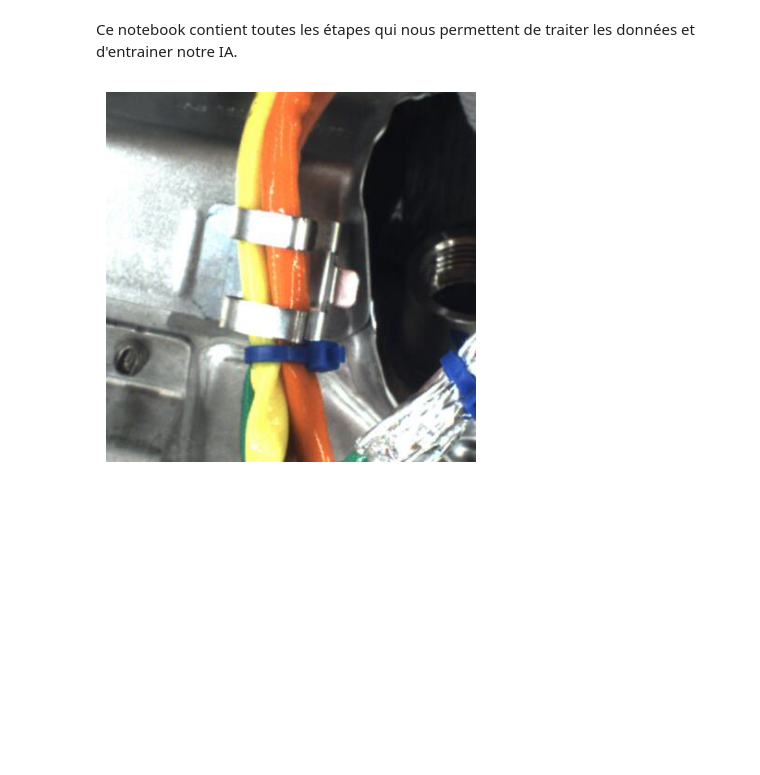
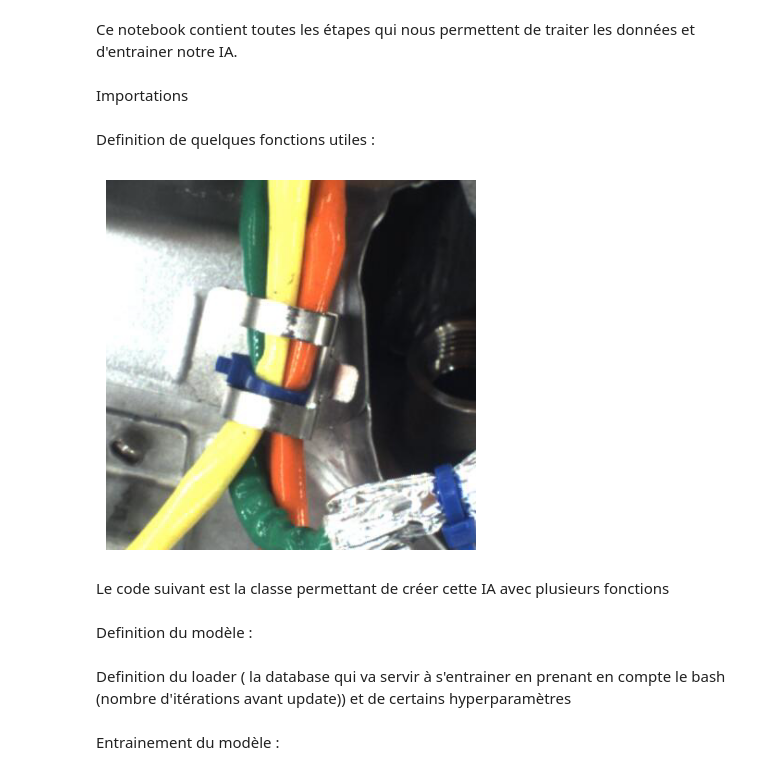
Before and after one commit to Rulienn/Detection-d-anomalie, a Jupyter notebook: JulienNoteBook.ipynb, the cells around one changed output. Drawn from its saved outputs; the diff is of its cells as text; code cells hidden in the pictures; blank space fills up the shorter version.

```diff
--- a/JulienNoteBook.ipynb
+++ b/JulienNoteBook.ipynb
@@ -1,5 +1,7 @@
 # %% [markdown]
 Ce notebook contient toutes les étapes qui nous permettent de traiter les données et d'entrainer notre IA.
+# %% [markdown]
+Importations
 # %%
 import os
 import numpy as np
@@ -8,3 +16,5 @@ import matplotlib.pyplot as plt
+# %% [markdown]
+Definition de quelques fonctions utiles :
 # %%
 def load_images_from_folder(folder_path, target_size=None):
     images = []
@@ -26,23 +36,26 @@ def normalize(images):
     images = images.reshape(s[0],s[1]*s[2]*s[3])
     return images
 
-def denormalize(images,i): # i correspond au numéro de l'image qu'on veut afficher (dans l'odre ou elles ont été loadées)
-    img = images[i,:]
+def denormalize(img):
     img = img.reshape(400,400,3)
     return img
 
-def plotimage(images,i):
-    img = denormalize(images,i)
+def plotimage(img):
+    img = denormalize(img)
     plt.imshow(img)
     plt.axis('off')  # Masquer les axes
     plt.show()
 # %%
-folder_path = '/home/jgayraud/Documents/MIC3/BE/engine_wiring/test/blue_hoop'
+folder_path = '/home/jgayraud/Documents/MIC3/BE/engine_wiring/train/good'
 target_size = (400, 400)
 images, filenames = load_images_from_folder(folder_path, target_size)
 
 images = normalize(images)
 
-plotimage(images,3)
+plotimage(images[3,:])
 # %% [output]
-[figure, old version]
+[figure, new version]
+# %% [markdown]
+Le code suivant est la classe permettant de créer cette IA avec  plusieurs fonctions
+# %% [markdown]
+Definition du modèle :
@@ -48,0 +96,2 @@ plotimage(images,3)
+# %% [markdown]
+Definition du loader ( la database qui va servir à s'entrainer en prenant en compte le bash (nombre d'itérations avant update)) et de certains hyperparamètres
@@ -48,0 +118,2 @@ plotimage(images,3)
+# %% [markdown]
+Entrainement du modèle :
```
Also changed, not shown: parts of 9 cells of this notebook.
